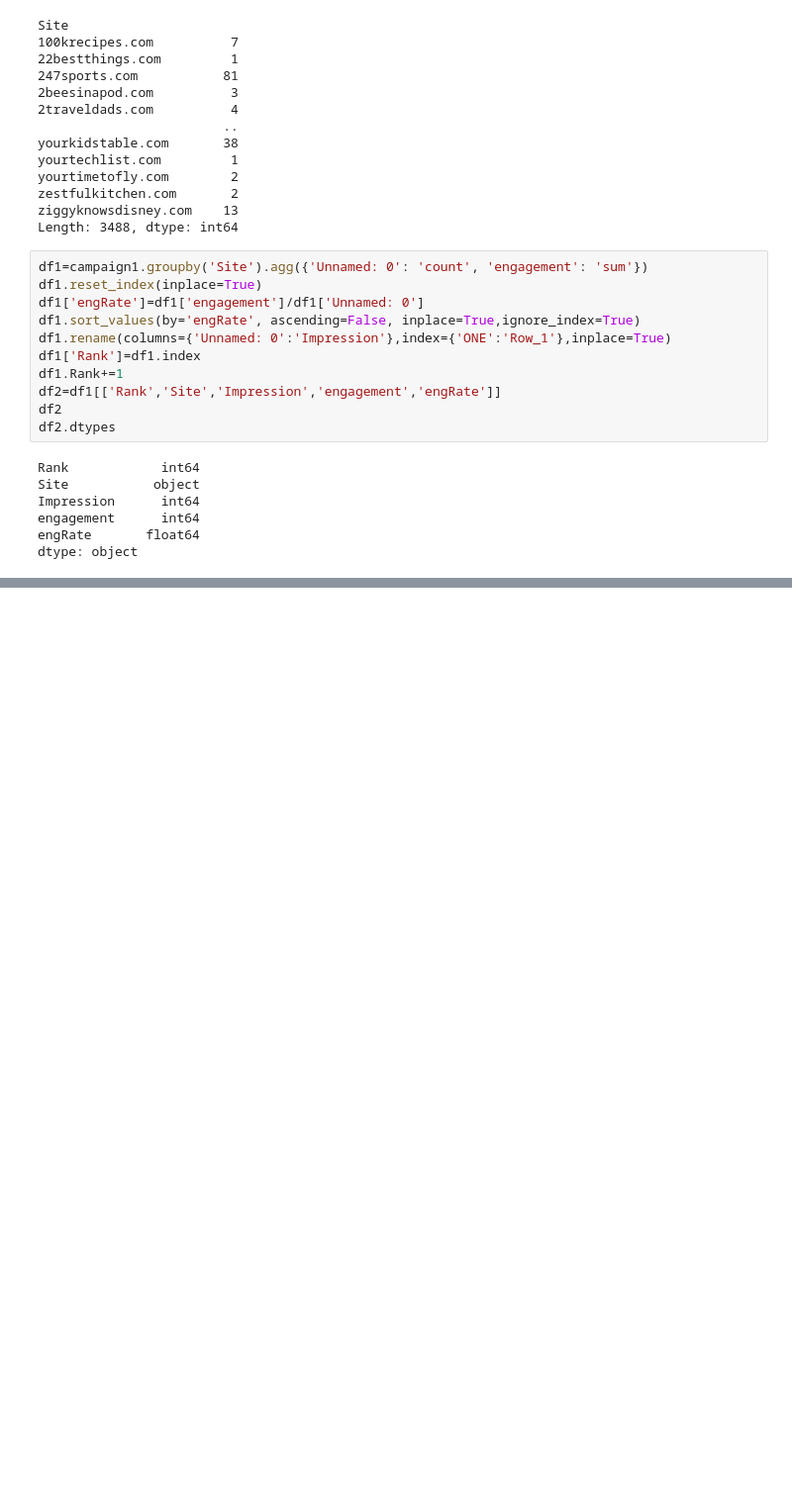
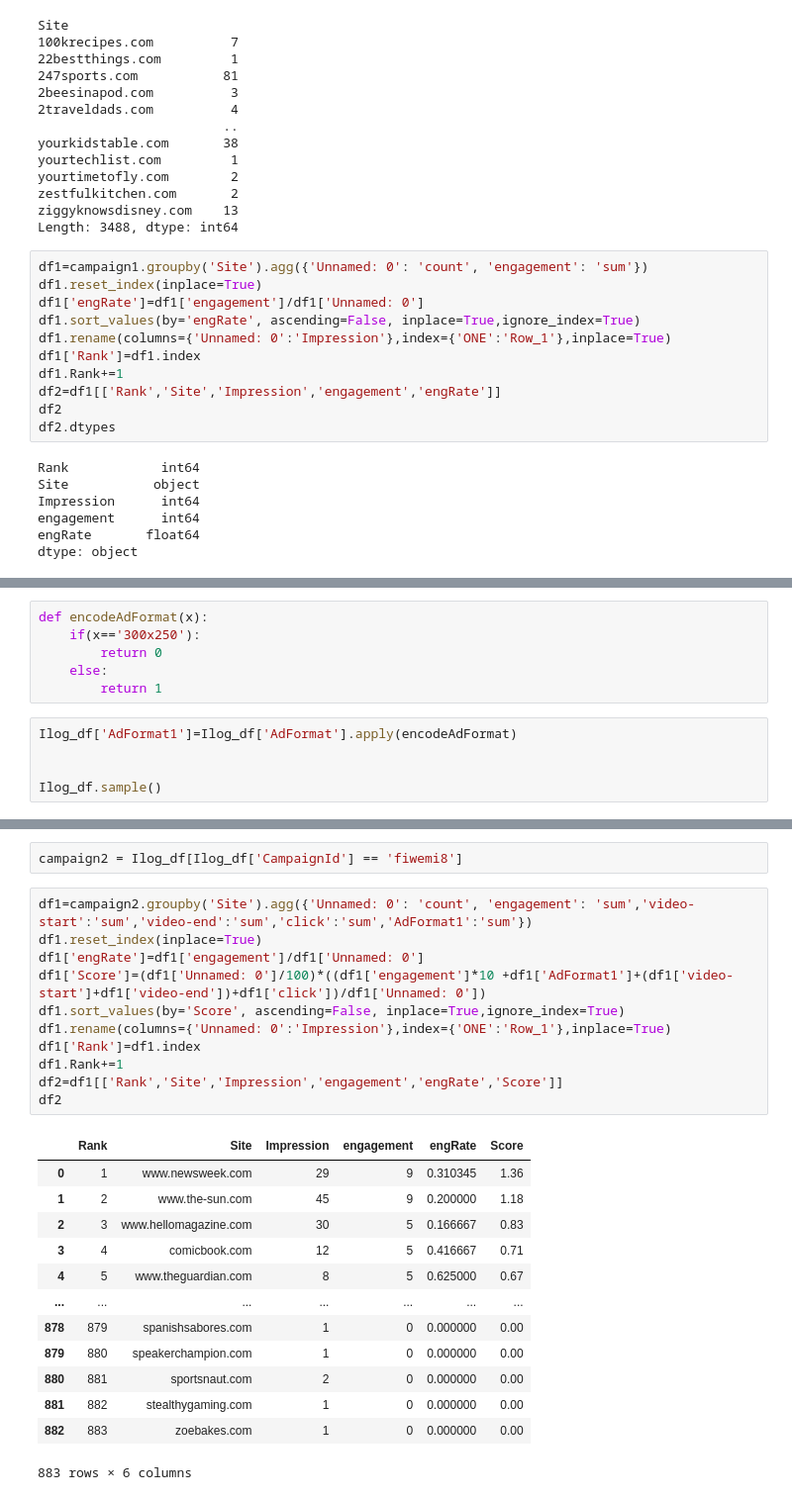
Before and after one commit to bereketkibru/AChallenge, a Jupyter notebook: notebooks/sampleWorking.ipynb, the cells around one changed output, grey strips where cells are left out. Shown: that part at 99% size. Saved outputs shown, nothing was run; the diff lists cells and outputs as text; blank space fills up the shorter version.

```diff
--- a/notebooks/sampleWorking.ipynb
+++ b/notebooks/sampleWorking.ipynb
@@ -183,0 +224,11 @@ result=convertToJSON(df2)
+# %%
+def encodeAdFormat(x):
+    if(x=='300x250'):
+        return 0
+    else:
+        return 1
+# %%
+Ilog_df['AdFormat1']=Ilog_df['AdFormat'].apply(encodeAdFormat)
+
+
+Ilog_df.sample()
@@ -183,0 +310,27 @@ result=convertToJSON(df2)
+# %%
+campaign2 = Ilog_df[Ilog_df['CampaignId'] == 'fiwemi8']
+# %%
+df1=campaign2.groupby('Site').agg({'Unnamed: 0': 'count', 'engagement': 'sum','video-start':'sum','video-end':'sum','click':'sum','AdFormat1':'sum'})
+df1.reset_index(inplace=True)
+df1['engRate']=df1['engagement']/df1['Unnamed: 0']
+df1['Score']=(df1['Unnamed: 0']/100)*((df1['engagement']*10 +df1['AdFormat1']+(df1['video-start']+df1['video-end'])+df1['click'])/df1['Unnamed: 0'])
+df1.sort_values(by='Score', ascending=False, inplace=True,ignore_index=True)
+df1.rename(columns={'Unnamed: 0':'Impression'},index={'ONE':'Row_1'},inplace=True)
+df1['Rank']=df1.index
+df1.Rank+=1
+df2=df1[['Rank','Site','Impression','engagement','engRate','Score']]
+df2
+# %% [output]
+|  | Rank | Site | Impression | engagement | engRate | Score |
+| 0 | 1 | www.newsweek.com | 29 | 9 | 0.310345 | 1.36 |
+| 1 | 2 | www.the-sun.com | 45 | 9 | 0.200000 | 1.18 |
+| 2 | 3 | www.hellomagazine.com | 30 | 5 | 0.166667 | 0.83 |
+| 3 | 4 | comicbook.com | 12 | 5 | 0.416667 | 0.71 |
+| 4 | 5 | www.theguardian.com | 8 | 5 | 0.625000 | 0.67 |
+| ... | ... | ... | ... | ... | ... | ... |
+| 878 | 879 | spanishsabores.com | 1 | 0 | 0.000000 | 0.00 |
+| 879 | 880 | speakerchampion.com | 1 | 0 | 0.000000 | 0.00 |
+| 880 | 881 | sportsnaut.com | 2 | 0 | 0.000000 | 0.00 |
+| 881 | 882 | stealthygaming.com | 1 | 0 | 0.000000 | 0.00 |
+| 882 | 883 | zoebakes.com | 1 | 0 | 0.000000 | 0.00 |
+883 rows × 6 columns
```
Also changed, not shown: parts of 9 cells of this notebook, 5 other files.
